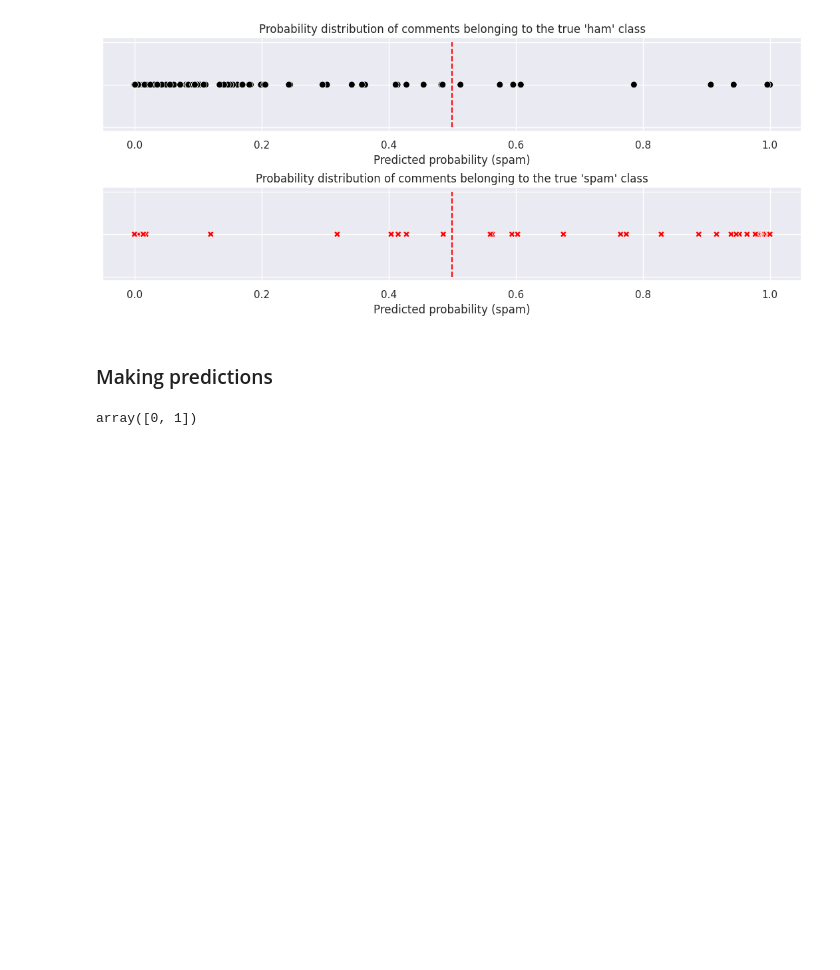
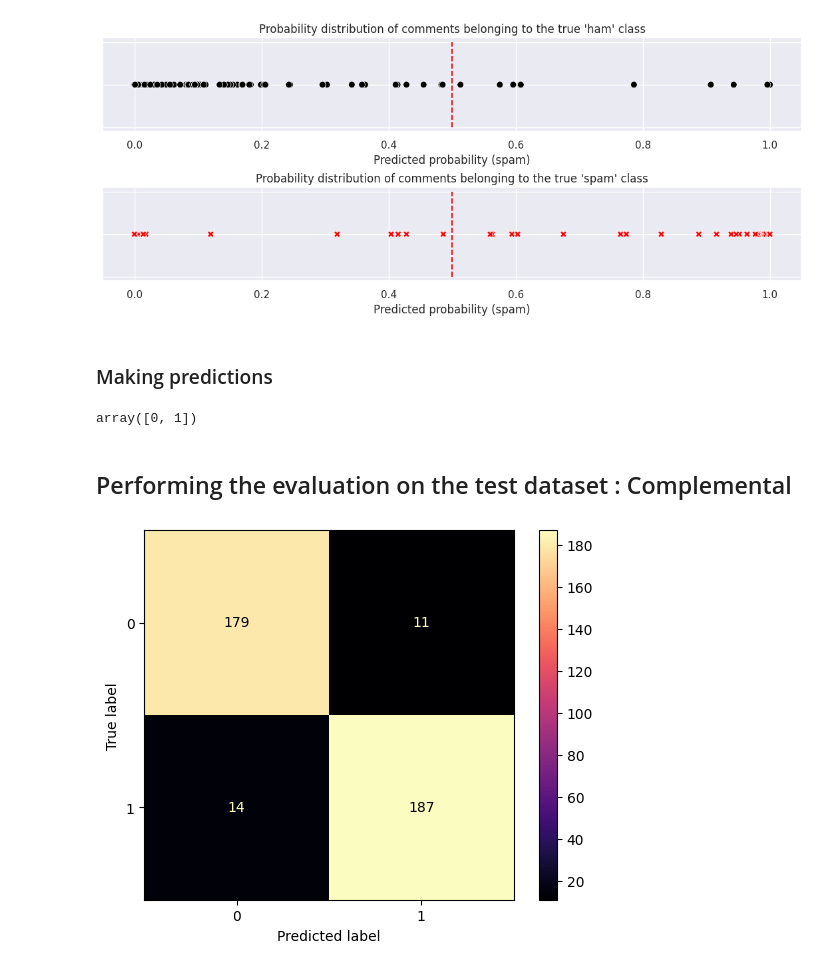
Before and after one commit to Nourelimanehed/ml_notebooks, a Jupyter notebook: MultinomialNB_YouTube.ipynb, the cells around one changed output. Saved outputs shown, nothing was run; the diff lists cells and outputs as text; code cells hidden in the pictures; blank space fills up the shorter version.

Commit message:
complemental classifier

```diff
--- a/MultinomialNB_YouTube.ipynb
+++ b/MultinomialNB_YouTube.ipynb
@@ -274,0 +277,4 @@ clf.get_params()
+# %%
+clf1 = ComplementNB()
+clf1.fit(x_train_transf, y_train)
+clf1.get_params()
@@ -404,3 +416,17 @@ predict_data = vectorizer.transform(['This song is amazing!',
 clf.predict(predict_data)
 # %% [output]
 array([0, 1])
+# %% [markdown]
+## Performing the evaluation on the test dataset : Complemental
+# %%
+# Predict the target of the observations in the test set
+y_test_pred = clf1.predict(x_test_transf)
+# %%
+sns.reset_orig()
+ConfusionMatrixDisplay.from_predictions(
+    y_test, y_test_pred,
+    labels = clf.classes_,
+    cmap = 'magma'
+);
+# %% [output]
+[figure, added]
```
Also changed, not shown: parts of 7 cells of this notebook.
